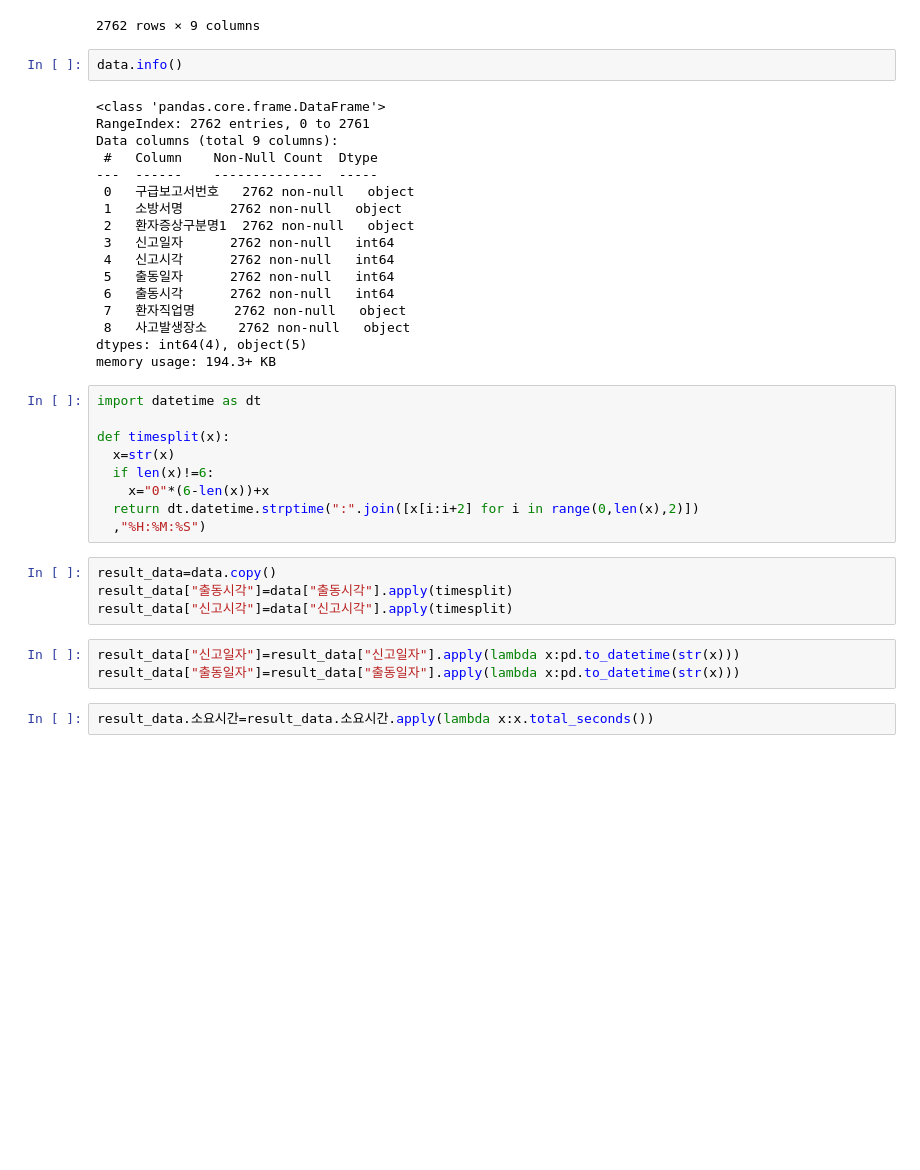
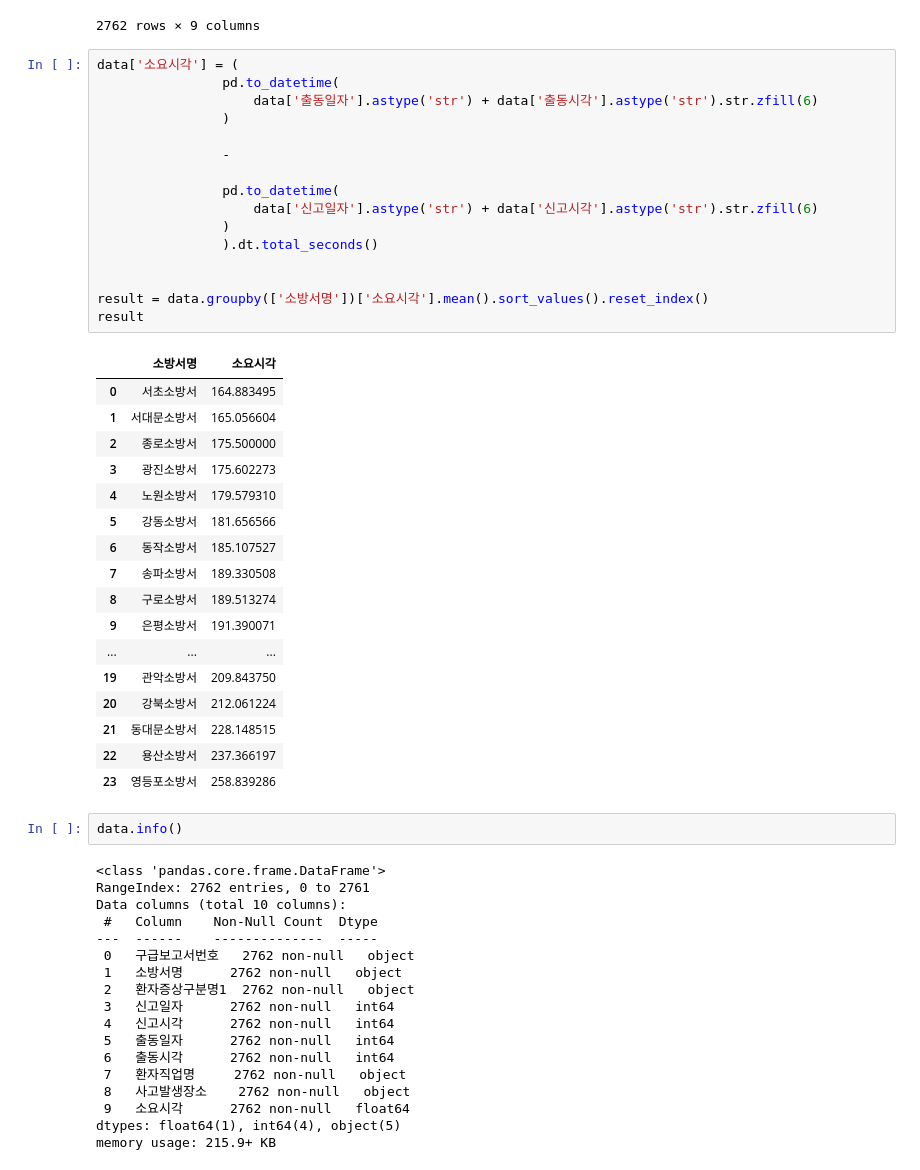
Before and after one commit to Apple03244/CodingTest, a Jupyter notebook: 빅분기_기출문제_6.ipynb, the cells around one changed output. Drawn from its saved outputs; the diff is of its cells as text; blank space fills up the shorter version.

```diff
--- a/빅분기_기출문제_6.ipynb
+++ b/빅분기_기출문제_6.ipynb
@@ -30,12 +30,46 @@ data
 | 2760 | 20211107102M01938 | 동대문소방서 | 요통 | 20210715 | 152000 | 20210715 | 152244 | 직장인 | 집 |
 | 2761 | 20211110509M01584 | 도봉소방서 | 의식장애 | 20210401 | 223400 | 20210401 | 223800 | 무직 | 집 |
 2762 rows × 9 columns
+# %%
+data['소요시각'] = (
+                pd.to_datetime(
+                    data['출동일자'].astype('str') + data['출동시각'].astype('str').str.zfill(6)
+                )
+
+                -
+
+                pd.to_datetime(
+                    data['신고일자'].astype('str') + data['신고시각'].astype('str').str.zfill(6)
+                )
+                ).dt.total_seconds()
+
+
+result = data.groupby(['소방서명'])['소요시각'].mean().sort_values().reset_index()
+result
+# %% [output]
+|  | 소방서명 | 소요시각 |
+| 0 | 서초소방서 | 164.883495 |
+| 1 | 서대문소방서 | 165.056604 |
+| 2 | 종로소방서 | 175.500000 |
+| 3 | 광진소방서 | 175.602273 |
+| 4 | 노원소방서 | 179.579310 |
+| 5 | 강동소방서 | 181.656566 |
+| 6 | 동작소방서 | 185.107527 |
+| 7 | 송파소방서 | 189.330508 |
+| 8 | 구로소방서 | 189.513274 |
+| 9 | 은평소방서 | 191.390071 |
+| ... | ... | ... |
+| 19 | 관악소방서 | 209.843750 |
+| 20 | 강북소방서 | 212.061224 |
+| 21 | 동대문소방서 | 228.148515 |
+| 22 | 용산소방서 | 237.366197 |
+| 23 | 영등포소방서 | 258.839286 |
 # %%
 data.info()
 # %% [output]
 <class 'pandas.core.frame.DataFrame'>
 RangeIndex: 2762 entries, 0 to 2761
-Data columns (total 9 columns):
+Data columns (total 10 columns):
  #   Column    Non-Null Count  Dtype
 ---  ------    --------------  -----
  0   구급보고서번호   2762 non-null   object
@@ -47,23 +81,6 @@ Data columns (total 9 columns):
  6   출동시각      2762 non-null   int64
  7   환자직업명     2762 non-null   object
  8   사고발생장소    2762 non-null   object
-dtypes: int64(4), object(5)
-memory usage: 194.3+ KB
+ 9   소요시각      2762 non-null   float64
+dtypes: float64(1), int64(4), object(5)
+memory usage: 215.9+ KB
-# %%
-import datetime as dt
-
-def timesplit(x):
-  x=str(x)
-  if len(x)!=6:
-    x="0"*(6-len(x))+x
-  return dt.datetime.strptime(":".join([x[i:i+2] for i in range(0,len(x),2)])
-  ,"%H:%M:%S")
-# %%
-result_data=data.copy()
-result_data["출동시각"]=data["출동시각"].apply(timesplit)
-result_data["신고시각"]=data["신고시각"].apply(timesplit)
-# %%
-result_data["신고일자"]=result_data["신고일자"].apply(lambda x:pd.to_datetime(str(x)))
-result_data["출동일자"]=result_data["출동일자"].apply(lambda x:pd.to_datetime(str(x)))
-# %%
-result_data.소요시간=result_data.소요시간.apply(lambda x:x.total_seconds())
```
Also changed, not shown: parts of 42 cells of this notebook.
